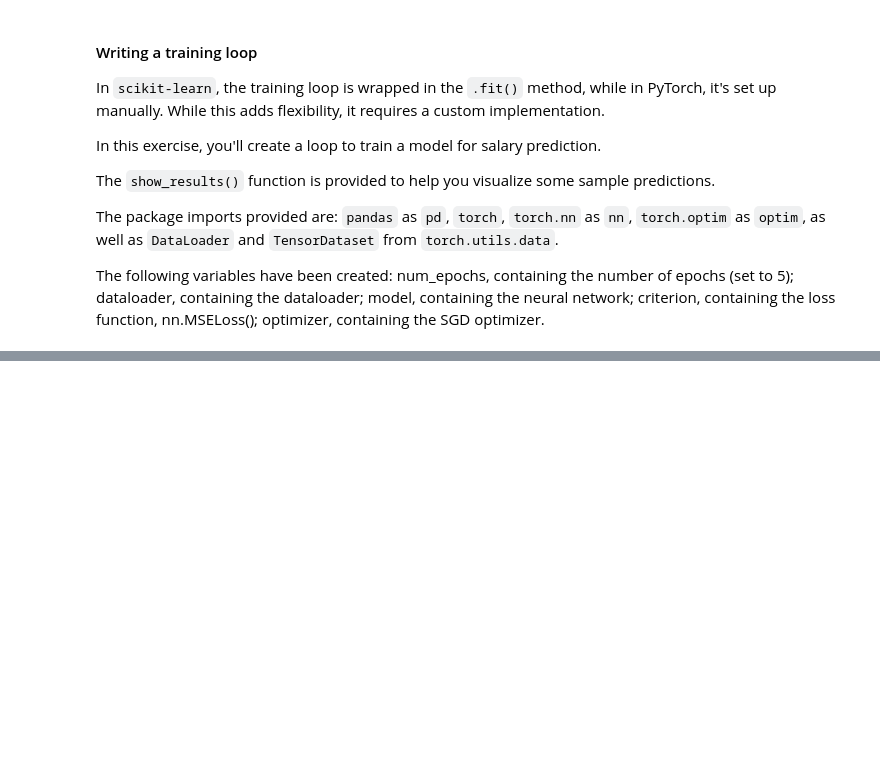
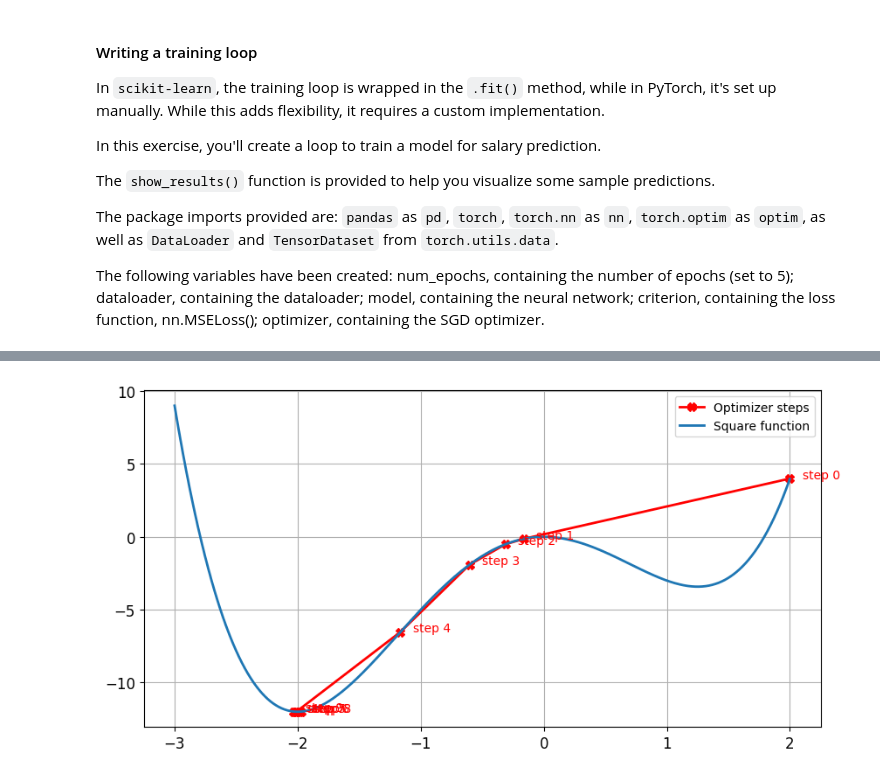
Before and after one commit to longtongster/pytorch, a Jupyter notebook: 01. Introduction to Deep Learning with Pytorch/Untitled.ipynb, the cells around one changed output, grey strips where cells are left out. Saved outputs shown, nothing was run; the diff lists cells and outputs as text; code cells hidden in the pictures; blank space fills up the shorter version.

```diff
--- a/01. Introduction to Deep Learning with Pytorch/Untitled.ipynb
+++ b/01. Introduction to Deep Learning with Pytorch/Untitled.ipynb
@@ -518,0 +625,6 @@ for i in range(num_epochs):
+# %%
+# Try a third learning rate value
+lr2 = 0.09
+optimize_and_plot(lr=lr2)
+# %% [output]
+[figure, added]
```
Also changed, not shown: parts of 32 cells of this notebook, 8 other files.
